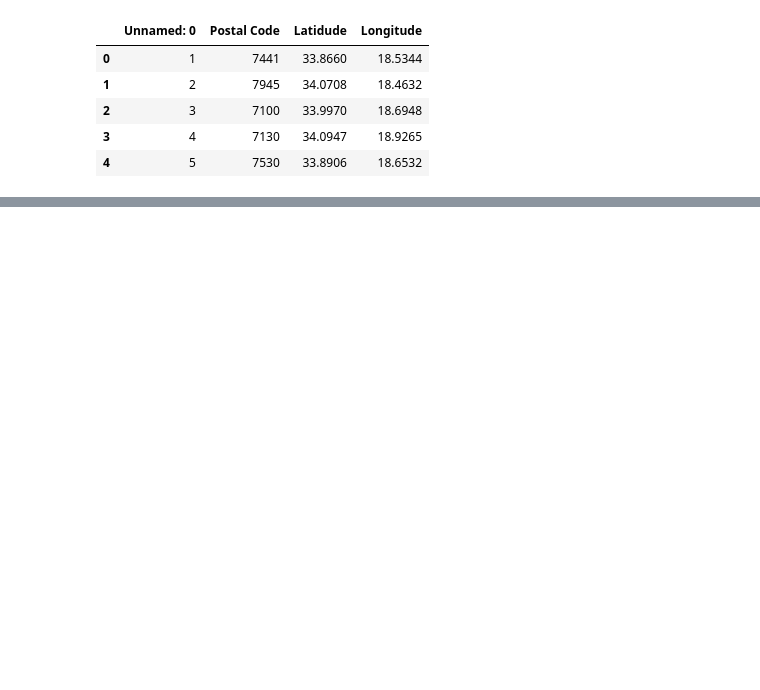
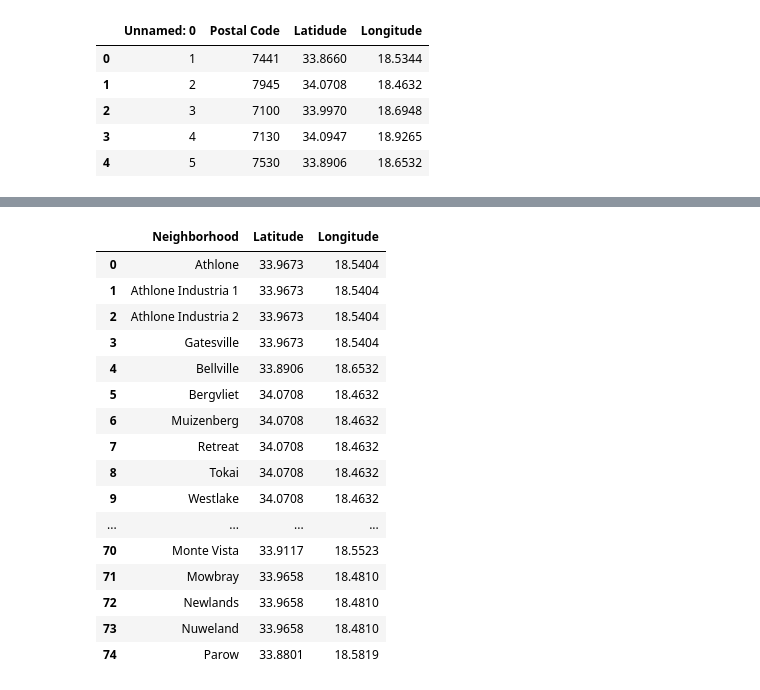
Before and after one commit to drau003/IBM-Data-Science-Capstone-Project-Final-Assignment, a Jupyter notebook: Capstone Project Final Assignment.ipynb, the cells around one changed output, grey strips where cells are left out. Saved outputs shown, nothing was run; the diff lists cells and outputs as text; code cells hidden in the pictures; blank space fills up the shorter version.

```diff
--- a/Capstone Project Final Assignment.ipynb
+++ b/Capstone Project Final Assignment.ipynb
@@ -198,0 +215,22 @@ df_final
+# %%
+df_final=df_final.rename(columns={'Suburb':'Neighborhood'})
+df_final=df_final.rename(columns={'Latidude':'Latitude'})
+df_final
+# %% [output]
+|  | Neighborhood | Latitude | Longitude |
+| 0 | Athlone | 33.9673 | 18.5404 |
+| 1 | Athlone Industria 1 | 33.9673 | 18.5404 |
+| 2 | Athlone Industria 2 | 33.9673 | 18.5404 |
+| 3 | Gatesville | 33.9673 | 18.5404 |
+| 4 | Bellville | 33.8906 | 18.6532 |
+| 5 | Bergvliet | 34.0708 | 18.4632 |
+| 6 | Muizenberg | 34.0708 | 18.4632 |
+| 7 | Retreat | 34.0708 | 18.4632 |
+| 8 | Tokai | 34.0708 | 18.4632 |
+| 9 | Westlake | 34.0708 | 18.4632 |
+| ... | ... | ... | ... |
+| 70 | Monte Vista | 33.9117 | 18.5523 |
+| 71 | Mowbray | 33.9658 | 18.4810 |
+| 72 | Newlands | 33.9658 | 18.4810 |
+| 73 | Nuweland | 33.9658 | 18.4810 |
+| 74 | Parow | 33.8801 | 18.5819 |
```
Also changed, not shown: parts of 25 cells of this notebook.
